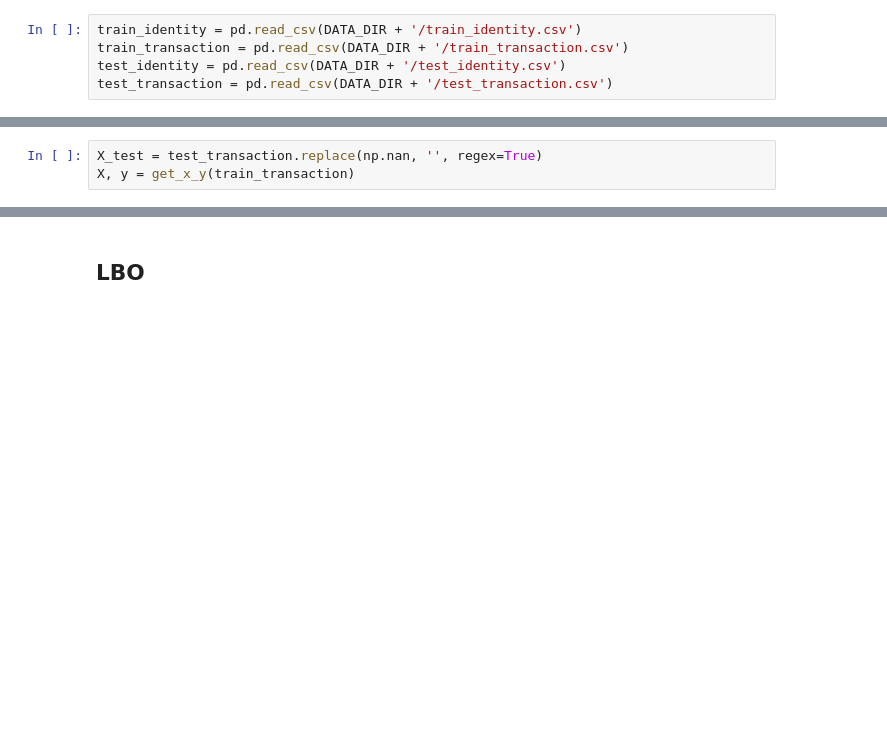
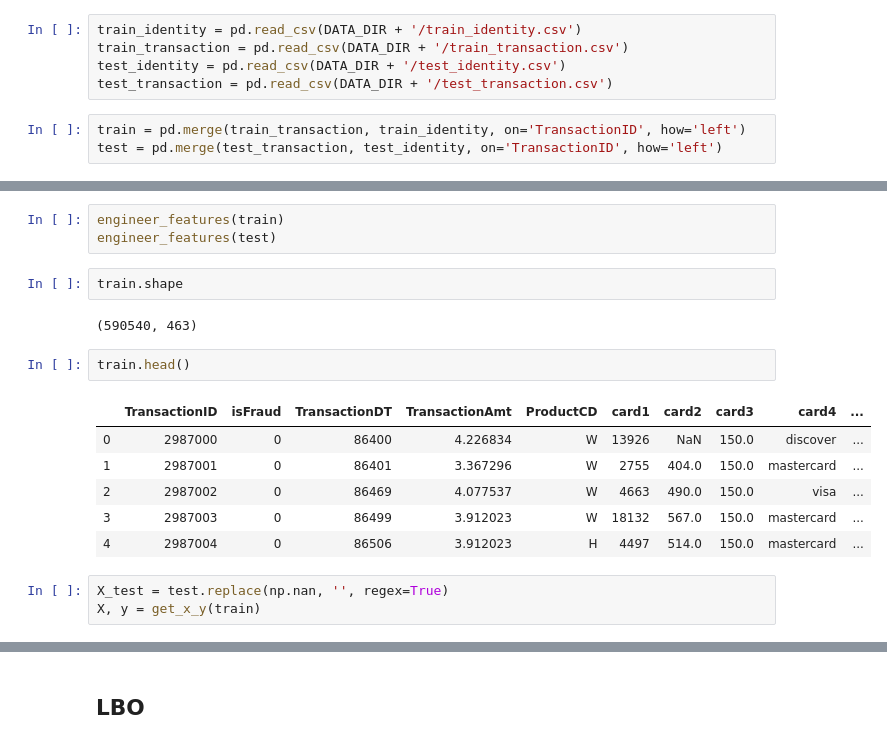
Before and after one commit to lasmith/ieee-fraud-detection, a Jupyter notebook: notebooks/Catboost Last Block Out.ipynb, the cells around one changed output, grey strips where cells are left out. Cells and saved outputs as stored; diff of their text form; blank space fills up the shorter version.

```diff
--- a/notebooks/Catboost Last Block Out.ipynb
+++ b/notebooks/Catboost Last Block Out.ipynb
@@ -42,3 +42,6 @@ train_identity = pd.read_csv(DATA_DIR + '/train_identity.csv')
 train_transaction = pd.read_csv(DATA_DIR + '/train_transaction.csv')
 test_identity = pd.read_csv(DATA_DIR + '/test_identity.csv')
 test_transaction = pd.read_csv(DATA_DIR + '/test_transaction.csv')
+# %%
+train = pd.merge(train_transaction, train_identity, on='TransactionID', how='left')
+test = pd.merge(test_transaction, test_identity, on='TransactionID', how='left')
@@ -45,5 +124,21 @@ test_transaction = pd.read_csv(DATA_DIR + '/test_transaction.csv')
+# %%
+engineer_features(train)
+engineer_features(test)
+# %%
+train.shape
+# %% [output]
+(590540, 463)
+# %%
+train.head()
+# %% [output]
+|  | TransactionID | isFraud | TransactionDT | TransactionAmt | ProductCD | card1 | card2 | card3 | card4 | ... |
+| 0 | 2987000 | 0 | 86400 | 4.226834 | W | 13926 | NaN | 150.0 | discover | ... |
+| 1 | 2987001 | 0 | 86401 | 3.367296 | W | 2755 | 404.0 | 150.0 | mastercard | ... |
+| 2 | 2987002 | 0 | 86469 | 4.077537 | W | 4663 | 490.0 | 150.0 | visa | ... |
+| 3 | 2987003 | 0 | 86499 | 3.912023 | W | 18132 | 567.0 | 150.0 | mastercard | ... |
+| 4 | 2987004 | 0 | 86506 | 3.912023 | H | 4497 | 514.0 | 150.0 | mastercard | ... |
 # %%
-X_test = test_transaction.replace(np.nan, '', regex=True)
-X, y = get_x_y(train_transaction)
+X_test = test.replace(np.nan, '', regex=True)
+X, y = get_x_y(train)
 # %%
 cols_to_find = [
```
Also changed, not shown: parts of 26 cells of this notebook, 2 other files.
